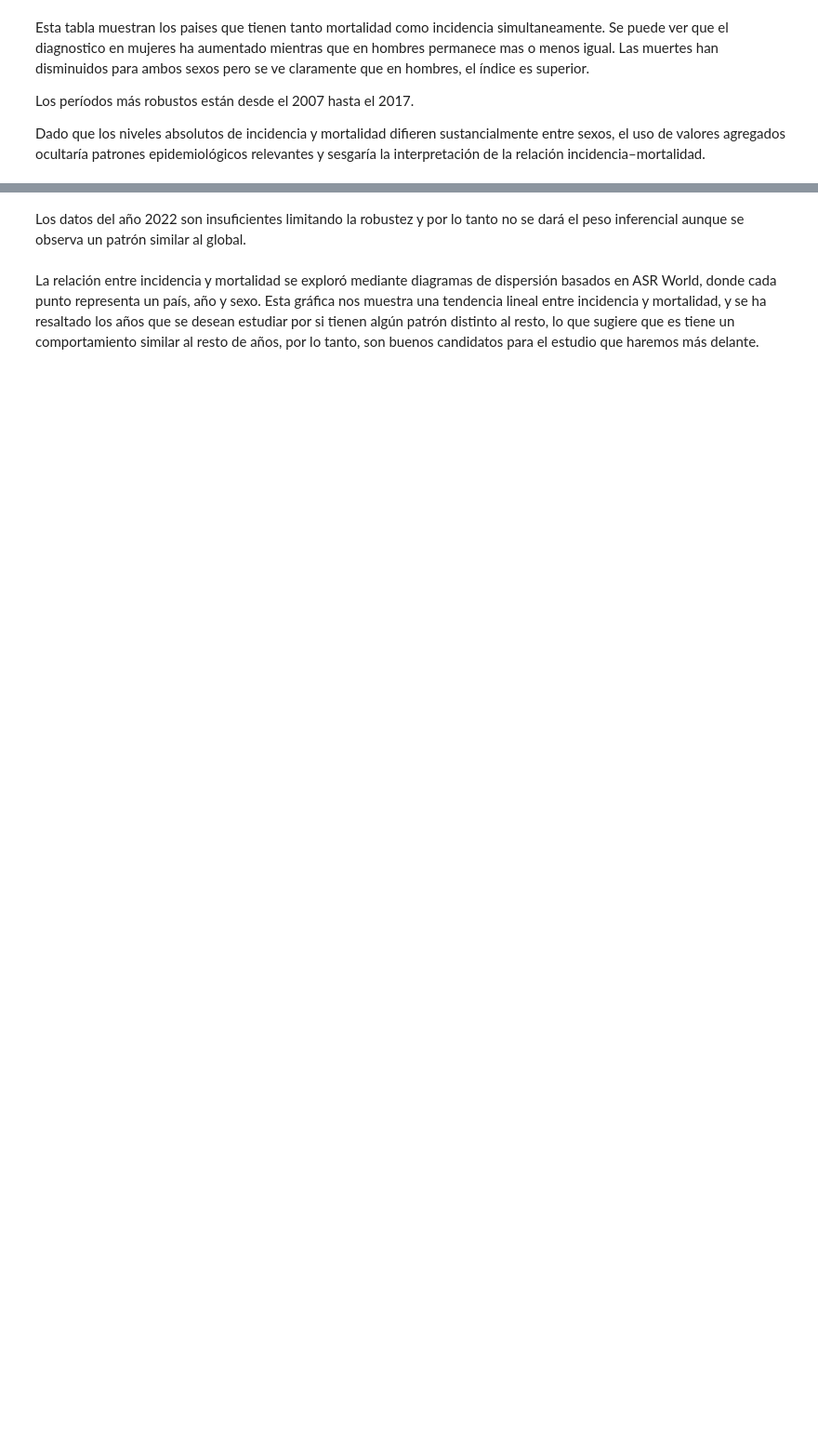
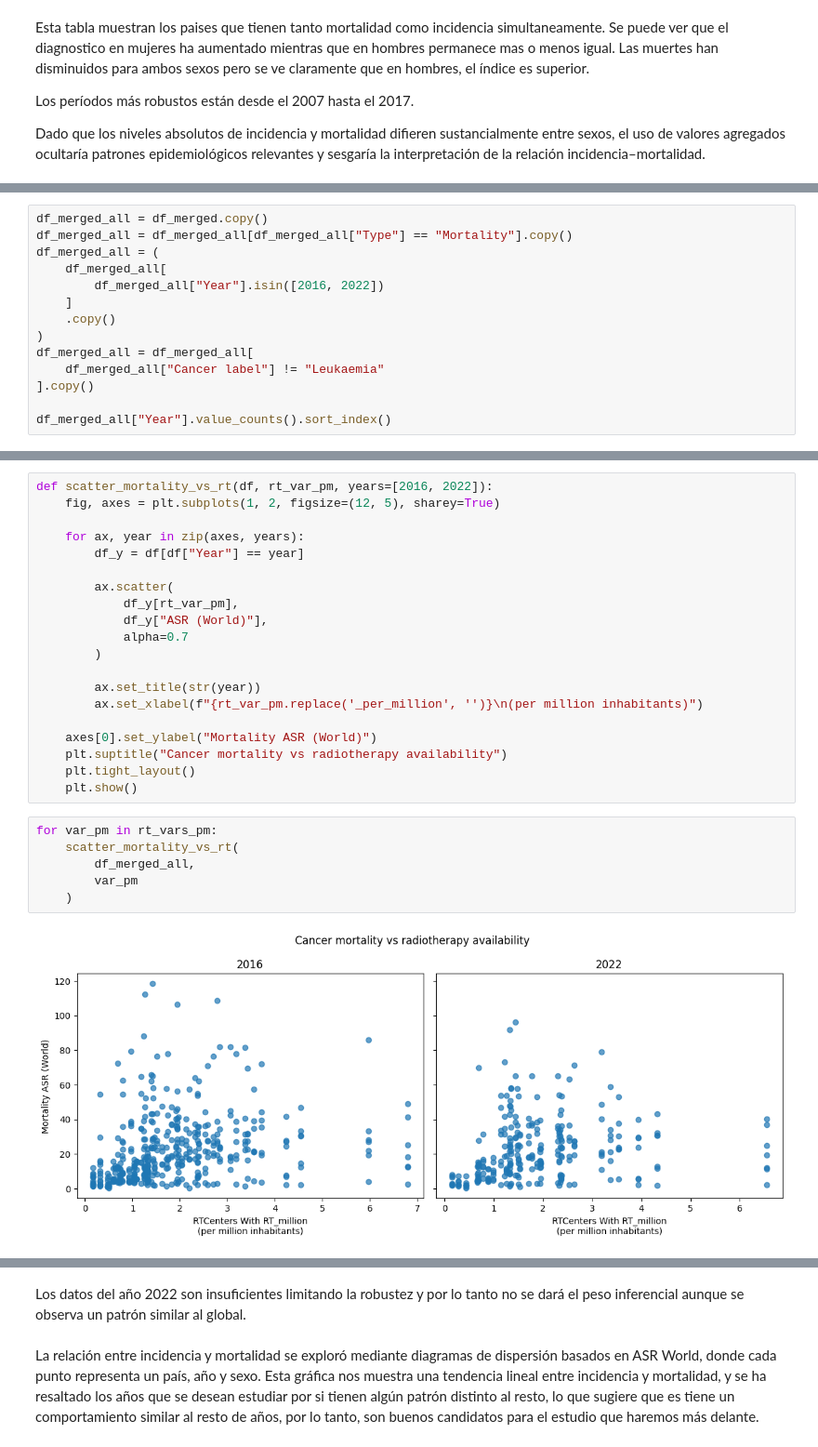
Before and after one commit to mehrerm/TFM, a Jupyter notebook: notebooks/01_load_and_clean_DIRAC.ipynb, the cells around one changed output, grey strips where cells are left out. Shown at 93% size. Drawn from its saved outputs; the diff is of its cells as text; blank space fills up the shorter version.

```diff
--- a/notebooks/01_load_and_clean_DIRAC.ipynb
+++ b/notebooks/01_load_and_clean_DIRAC.ipynb
@@ -1872,0 +1939,14 @@ plt.show()
+# %%
+df_merged_all = df_merged.copy()
+df_merged_all = df_merged_all[df_merged_all["Type"] == "Mortality"].copy()
+df_merged_all = (
+    df_merged_all[
+        df_merged_all["Year"].isin([2016, 2022])
+    ]
+    .copy()
+)
+df_merged_all = df_merged_all[
+    df_merged_all["Cancer label"] != "Leukaemia"
+].copy()
+
+df_merged_all["Year"].value_counts().sort_index()
@@ -1872,0 +1994,28 @@ plt.show()
+# %%
+def scatter_mortality_vs_rt(df, rt_var_pm, years=[2016, 2022]):
+    fig, axes = plt.subplots(1, 2, figsize=(12, 5), sharey=True)
+
+    for ax, year in zip(axes, years):
+        df_y = df[df["Year"] == year]
+
+        ax.scatter(
+            df_y[rt_var_pm],
+            df_y["ASR (World)"],
+            alpha=0.7
+        )
+
+        ax.set_title(str(year))
+        ax.set_xlabel(f"{rt_var_pm.replace('_per_million', '')}\n(per million inhabitants)")
+
+    axes[0].set_ylabel("Mortality ASR (World)")
+    plt.suptitle("Cancer mortality vs radiotherapy availability")
+    plt.tight_layout()
+    plt.show()
+# %%
+for var_pm in rt_vars_pm:
+    scatter_mortality_vs_rt(
+        df_merged_all,
+        var_pm
+    )
+# %% [output]
+[figure, added]
```
Also changed, not shown: parts of 45 cells of this notebook.
